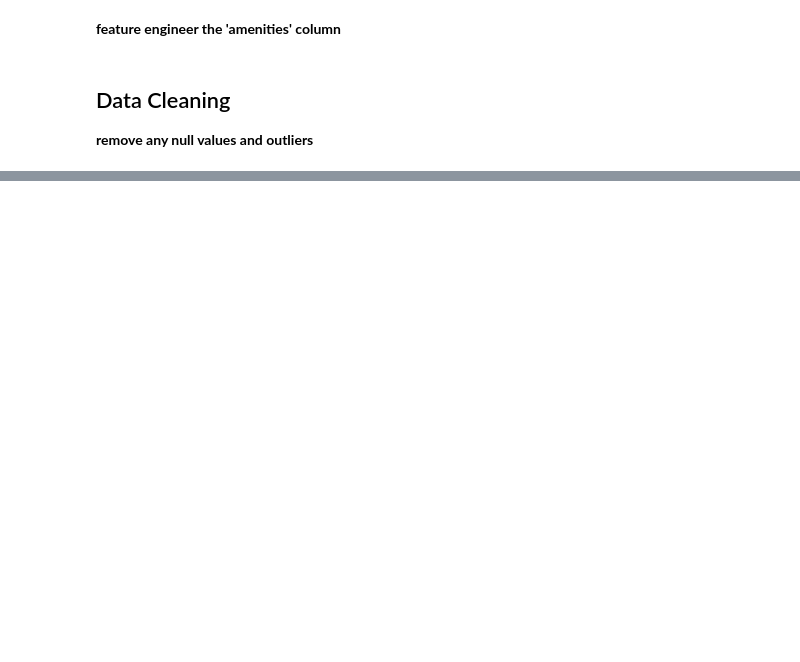
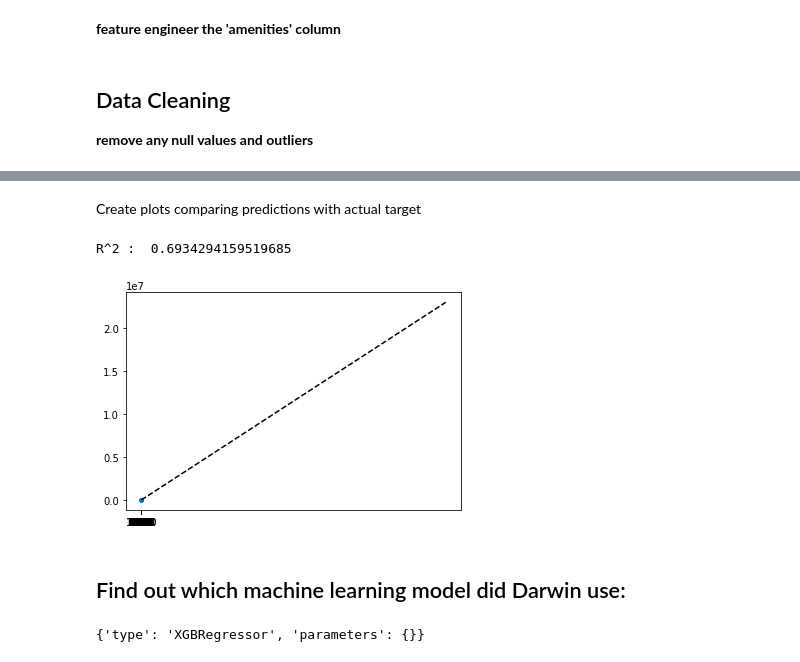
Before and after one commit to ykassif/airbnb_darwin, a Jupyter notebook: scratch_notebook.ipynb, the cells around one changed output, grey strips where cells are left out. Cells and saved outputs as stored; diff of their text form; code cells hidden in the pictures; blank space fills up the shorter version.

```diff
--- a/scratch_notebook.ipynb
+++ b/scratch_notebook.ipynb
@@ -59,0 +204,9 @@ print(data.shape)
+# %%
+# clean dataset
+target = "price"
+status, job_id = ds.clean_data(DATASET_NAME, target = target)
+
+if status:
+    ds.wait_for_job(job_id['job_name'])
+else:
+    print(job_id)
@@ -59,0 +224,9 @@ print(data.shape)
+# %%
+model = target + "_model0" + ts
+status, job_id = ds.create_model(dataset_names = DATASET_NAME, \
+                                 model_name =  model, \
+                                 max_train_time = '00:02')
+if status:
+    ds.wait_for_job(job_id['job_name'])
+else:
+    print(job_id)
@@ -59,0 +297,4 @@ print(data.shape)
+# %%
+status, artifact = ds.run_model(DATASET_NAME, model)
+sleep(1)
+ds.wait_for_job(artifact['job_name'])
@@ -59,0 +307,3 @@ print(data.shape)
+# %%
+status, prediction = ds.download_artifact(artifact['artifact_name'])
+prediction.head()
@@ -59,0 +317,17 @@ print(data.shape)
+# %% [markdown]
+Create plots comparing predictions with actual target
+# %%
+#Plot predictions vs actual
+plt.plot(data[target], prediction[target], '.')
+plt.plot([0,2.3e7],[0,2.3e7],'--k')
+print('R^2 : ', r2_score(data[target], prediction[target]))
+# %% [output]
+R^2 :  0.6934294159519685
+[figure, added]
+# %% [markdown]
+## Find out which machine learning model did Darwin use:
+# %%
+status, model_type = ds.lookup_model_name(model)
+print(model_type['description']['best_genome'])
+# %% [output]
+{'type': 'XGBRegressor', 'parameters': {}}
```
Also changed, not shown: parts of 28 cells of this notebook, 51 other files.
